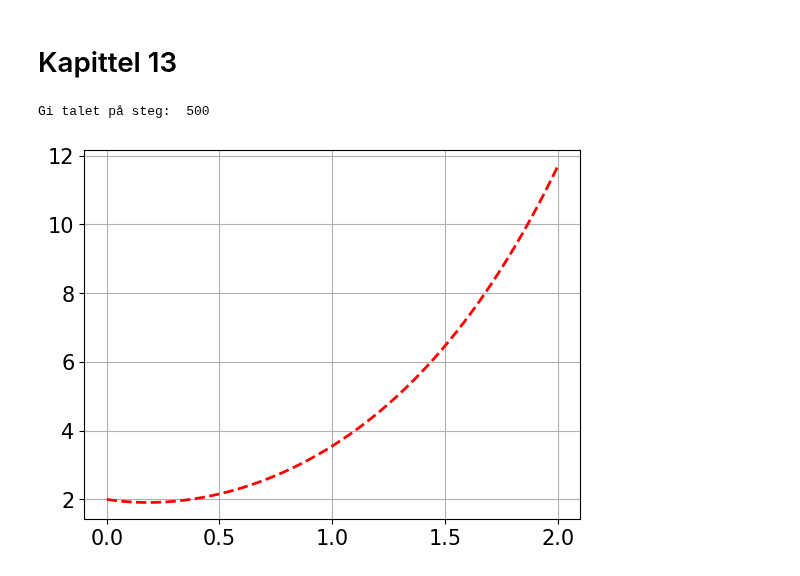
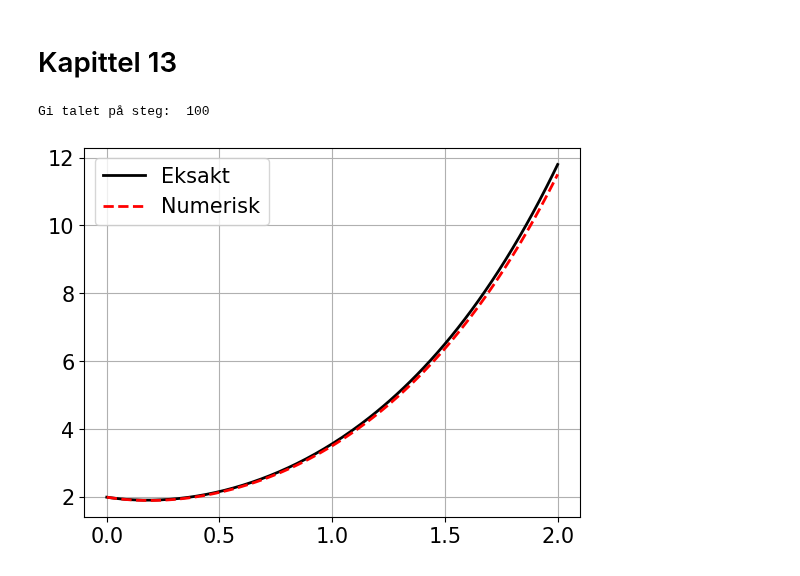
Before and after one commit to nummet/nummet, a Jupyter notebook: Kap_13_Svingelikninga/Svingelikninga.ipynb, the cells around one changed output. Cells and saved outputs as stored; diff of their text form; code cells hidden in the pictures.

```diff
--- a/Kap_13_Svingelikninga/Svingelikninga.ipynb
+++ b/Kap_13_Svingelikninga/Svingelikninga.ipynb
@@ -5,18 +5,17 @@
 import numpy as np
 import matplotlib.pyplot as plt
 # %%
-# EulerAndreOrden.m
-
-"""Skript som implementerer Eulers framovermetode for ei
+"""Implementering av Eulers framovermetode for ei
 differensiallikning av andre orden.
 Input: Startkravet y(x0)=y0, y'(x0)=u0 og F(x,y),
 som definerer differensiallikninga ved
 Y'=F(x,Y), der Y=[y, u]^T.
-Merk at skriptet skil mellom "Y", som er
+Merk at koden skil mellom "Y", som er
 ein vektor i R^2, og skalaren "y".
-Skriptet tar talet på steg, N, som input.
+Progammet tar talet på steg, N, som input.
 """
 
+# Importerer bibliotek
 import numpy as np
 import matplotlib.pyplot as plt
 
@@ -28,36 +27,41 @@ x_max = 2
 
 def F(x, Y):
     """Differensiallikning"""
     return np.array([Y[1], -Y[1]+2*Y[0]+2*x+1])
 
 # Steglengda
 N = int(input('Gi talet på steg: '))
 h = (x_max-x0)/N
 
 # Lagar vektorar
-x_vektor = np.linspace(x0, x_max, N)
+x_vektor = np.linspace(x0, x_max, N+1)
 y_vektor = np.zeros_like(x_vektor)
 y_vektor[0] = y0
 
-# Initerar x og Y
+# Initerer x og Y
 x = x0
 Y = np.array([y0, u0])
 
 # for-løkke som implementerer Eulers metode
-for indeks in range(0, N-1):
+for indeks in range(0, N):
     # Eulers framovermetode
     Y = Y + F(x,Y)*h
     # Oppdaterer vektor med y-verdiar
     y_vektor[indeks+1] = Y[0]
     # Oppdaterer x
     x = x+h
 
-# Plottar resultatet
+# Plottar resultatet saman med eksakt løysing
+x_eks = np.linspace(x0, x_max, 200)
+y_eks = np.exp(-2*x_eks)+2*np.exp(x_eks)-x_eks-1
+plt.plot(x_eks, y_eks, 'k-', linewidth=2,
+         label = 'Eksakt')
 plt.plot(x_vektor, y_vektor, 'r--', linewidth=2,
          label = 'Numerisk')
 plt.rcParams.update({'font.size': 15})
 plt.grid(visible=True)
+plt.legend(loc='upper left')
 plt.show()
 # %% [output]
-Gi talet på steg:  500
+Gi talet på steg:  100
-[figure, old version]
+[figure, new version]
```
Also changed, not shown: parts of 3 cells of this notebook, 1 other file.
